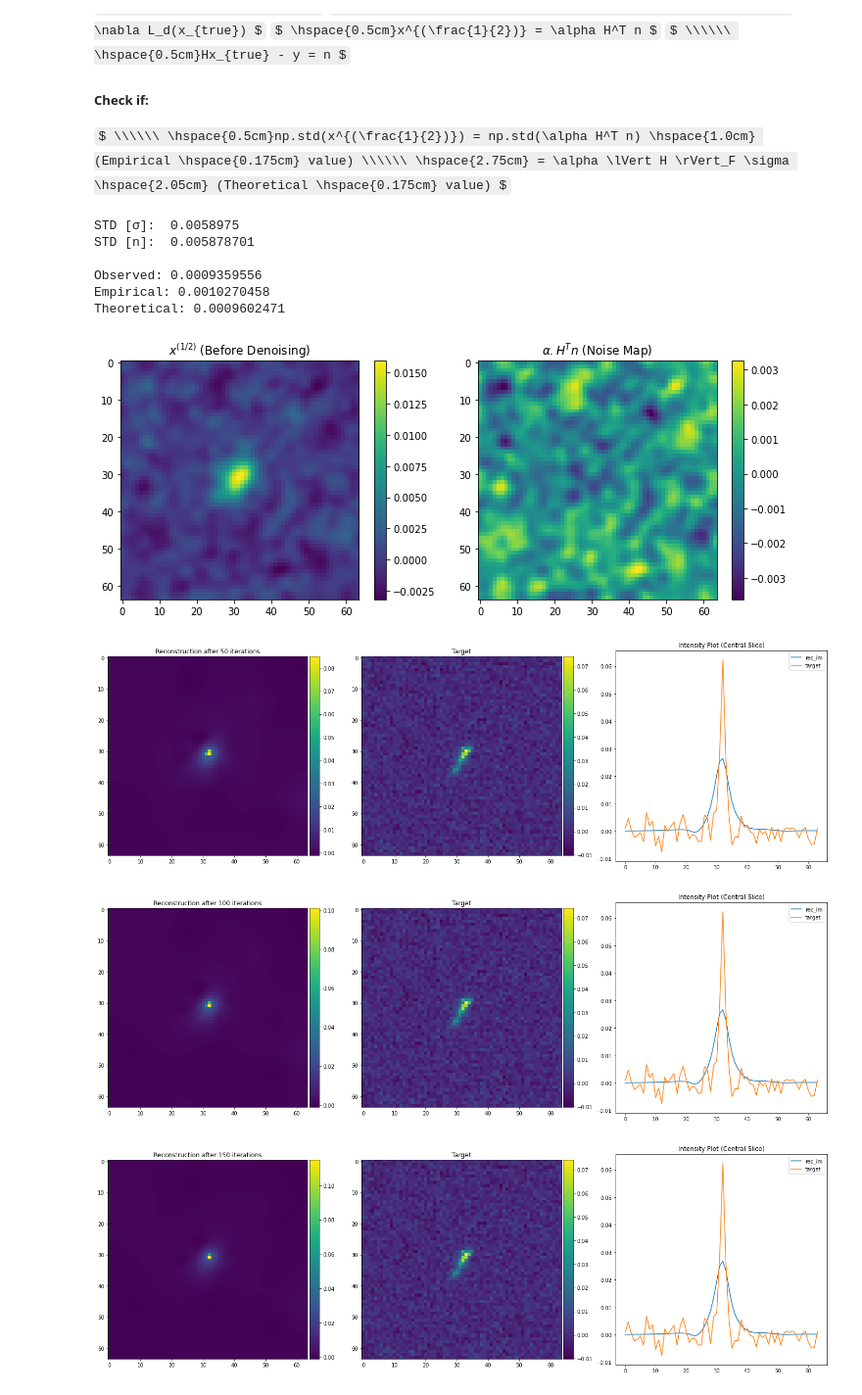
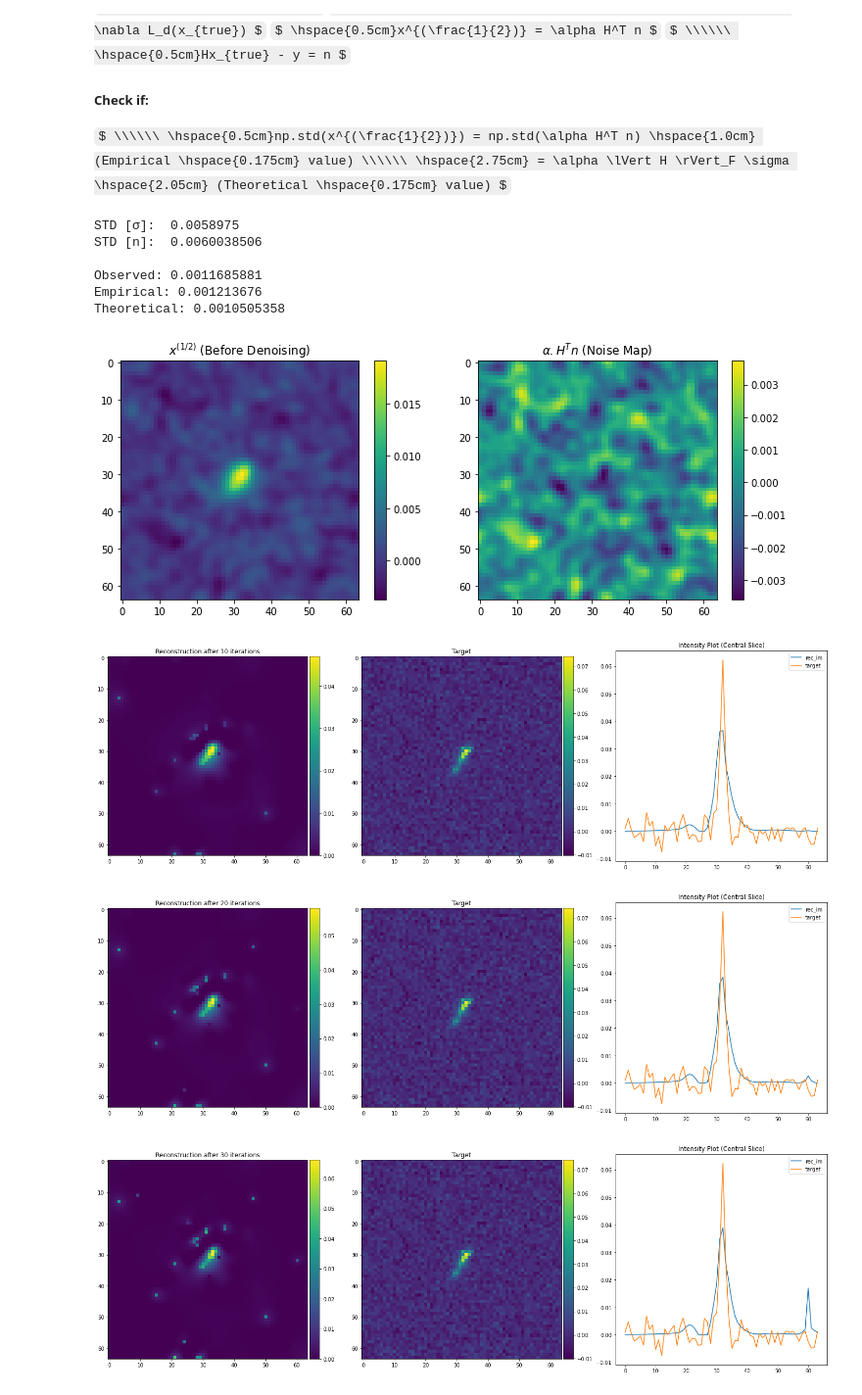
Before and after one commit to utsav-akhaury/PnP-ADMM, a Jupyter notebook: FB_starlet.ipynb, the cells around one changed output. Shown at 98% size. Cells and saved outputs as stored; diff of their text form; code cells hidden in the pictures; some formulas as TeX source.

```diff
--- a/FB_starlet.ipynb
+++ b/FB_starlet.ipynb
@@ -70,7 +70,7 @@ def pre_proc_unet(dico):
     dico['targets'] /= 4000
     dico['inputs'] /= 4000
 
-    return dico['inputs'], dico['targets'], dico['psf_cfht']
+    return dico['inputs'], dico['targets'], dico['psf_cfht']/dico['psf_hst']
 # %%
 # Utility Functions
 
@@ -209,7 +195,7 @@ plt.show()
 # %% [markdown]
 ### Loading PSF
 # %%
-psf = cv.resize(np.real(np.fft.ifftshift(np.fft.irfft2(np.squeeze(batch[2][ind_val])))), (64,64))
+psf = cv.resize(np.real(np.fft.ifftshift(np.fft.irfft2(np.squeeze(batch[2][ind_val])))), (64,64), interpolation = cv.INTER_AREA)
 psf /= np.sum(psf)
 
 plt.figure(figsize=(6,6))
@@ -294,7 +280,7 @@ gal_input_tf = tf.cast(gal_input, tf.complex64)
 psf_tf = tf.cast(psf, tf.complex64)
 
 gal_target_tf = tf.cast(gal_target, tf.complex64)
-#gal_target_tf = tf.cast((gal_target > 2*sigma_noise) * gal_target, tf.complex64)
+gal_target_nmse = tf.cast((gal_target > 2*(sigma_noise/4000)) * gal_target, tf.complex64)
 # %%
 # Projection - Enforce non-negative values
 def proj(xi):
@@ -400,7 +386,8 @@ def runFB(y, x_0, psf, grad, disp_step, n_iter, denoise):
 
             x_k1 = tf.cast(starlet.ST(np.real(tf.keras.backend.get_value(x_k1)),
                                       np.real(tf.keras.backend.get_value(alpha)),
-                                      np.real(tf.keras.backend.get_value(sigma))), tf.complex64)
+                                      np.real(tf.keras.backend.get_value(sigma)),
+                                      np.real(tf.keras.backend.get_value(psf))), tf.complex64)
 
         # U-Net Denoising
         elif denoise=='unet':
@@ -420,10 +407,12 @@ def runFB(y, x_0, psf, grad, disp_step, n_iter, denoise):
 
         # Reconstruction
         final_im = tf.math.real(x_k)
+        final_im = tf.math.maximum(final_im, 0.0)      # project negative values
 
 
         # Compute NMSE
-        nmse_arr[k] = nmse(tf.math.real(gal_target_tf), final_im)
+
+        nmse_arr[k] = nmse(tf.math.real(gal_target_nmse), final_im)
 
 
         # Check if optimal reconstruction is achieved
@@ -466,21 +455,21 @@ def runFB(y, x_0, psf, grad, disp_step, n_iter, denoise):
 
     return x_opt, cost, nmse_arr
 # %%
-n_iter = 500
-disp_step = 50
+n_iter = 100
+disp_step = 10
 
 x_0 = np.zeros(gal_input.shape)
 
 # Deconvolve the image
 x_opt, cost, nmse_arr = runFB(gal_input_tf, x_0, psf_tf, grad, disp_step, n_iter, denoise='starlet')
 # %% [output]
 STD [σ]:  0.0058975
-STD [n]:  0.005878701
+STD [n]:  0.0060038506
 
-Observed: 0.0009359556
-Empirical: 0.0010270458
-Theoretical: 0.0009602471
+Observed: 0.0011685881
+Empirical: 0.001213676
+Theoretical: 0.0010505358
-[figure, old version]
+[figure, new version]
-[figure, old version]
+[figure, new version]
-[figure, old version]
+[figure, new version]
-[figure, old version]
+[figure, new version]
```
Also changed, not shown: parts of 7 cells of this notebook.
